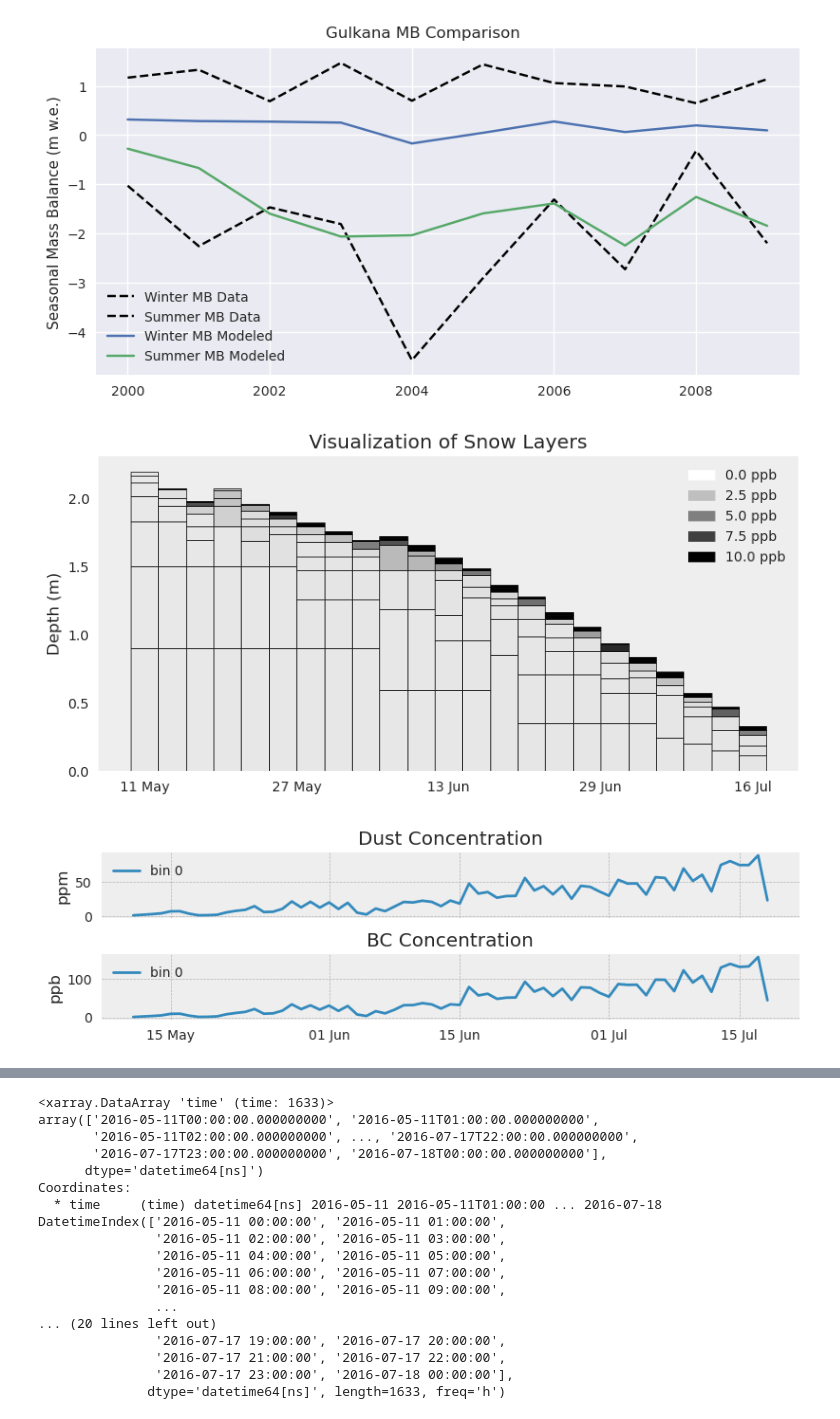
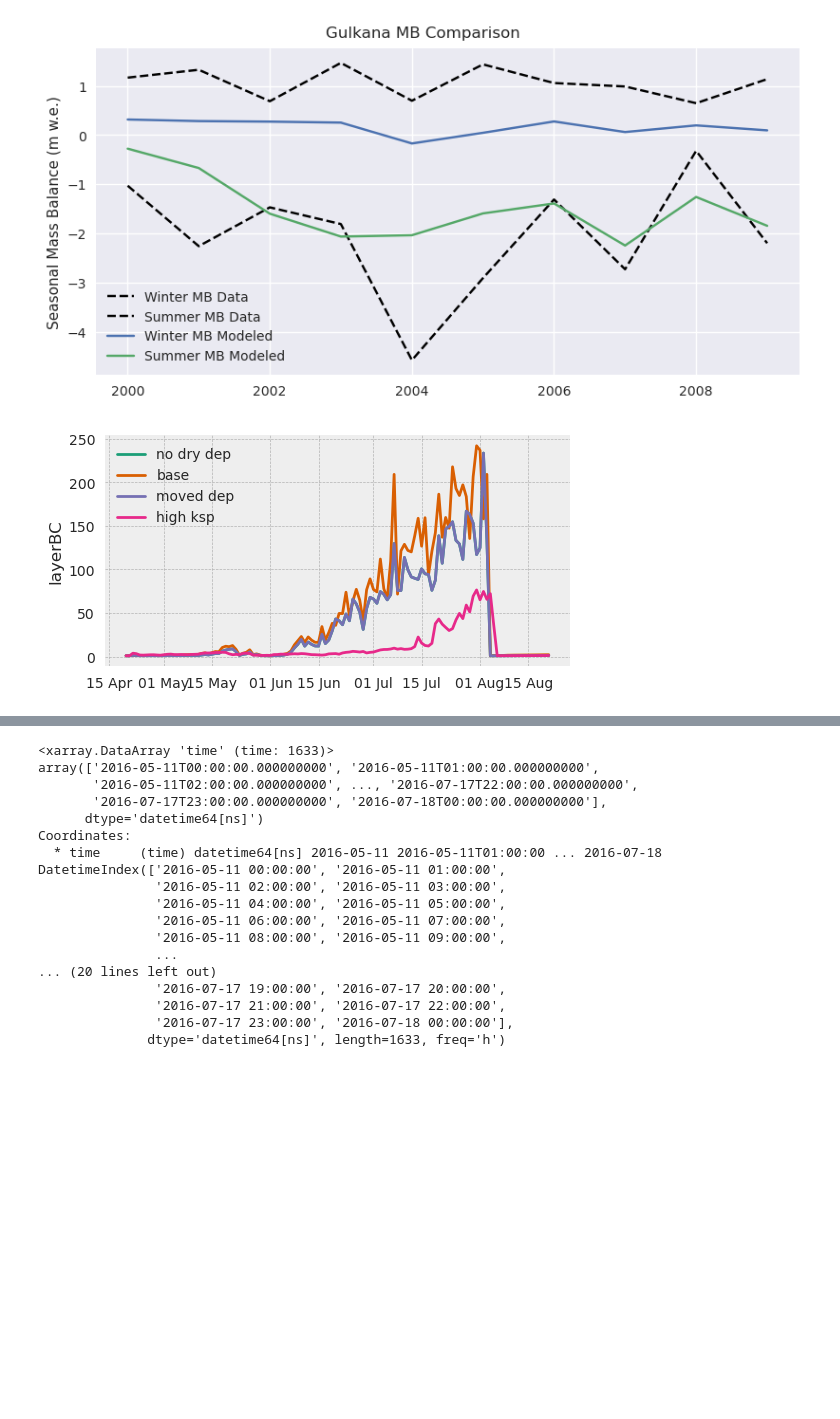
Before and after one commit to drounce/PyGEM, a Jupyter notebook: pygem_eb/processing/ebplotting.ipynb, the cells around one changed output, grey strips where cells are left out. Cells and saved outputs as stored; diff of their text form; code cells hidden in the pictures; blank space fills up the shorter version.

```diff
--- a/pygem_eb/processing/ebplotting.ipynb
+++ b/pygem_eb/processing/ebplotting.ipynb
@@ -95,18 +92,18 @@ plt.show()
 # %%
 # Load in the data and get the dates available for the model run
 # base_fn = '~/research/Output/EB/Gulkana_2024_02_08_0.nc' # good base run
-base_fn = '~/research/Output/EB/Gulkana_2024_02_28_BASE.nc'
-output_fn = '~/research/Output/EB/Mendenhall_2024_02_28_0.nc'
+base_fn = '~/research/Output/EB/Gulkana_2024_03_04_base.nc'
+output_fn = '~/research/Output/EB/Gulkana_2024_03_04_nodrydep.nc'
 ds_base,_,_ = getds(base_fn)
 ds,startdate,enddate= getds(output_fn)
 bin = 0
-stake_df = pd.read_csv('~/research/MB_data/Stakes/gulkanaAB23_GNSSIR.csv') # _GNSSIR
+stake_df = pd.read_csv('~/research/MB_data/Stakes/gulkanaAB23.csv') # _GNSSIR
 stake_df = stake_df.set_index(pd.to_datetime(stake_df['Date']))
 temp_df = pd.read_csv('~/research/MB_data/Gulkana/field_data/iButton_2023_all.csv')
 AWS_df = pd.read_csv('~/research/climate_data/AWS/Preprocessed/gulkanaD/gulkana_merra2.csv')
-# %%
-visualize_layers(ds,0,pd.date_range(startdate,enddate,freq='3d'),'layerBC')
-plot_single_layer(ds,0,['layerdust','layerBC'],[startdate,enddate],res='d')
-# %% [output]
-[figure, removed]
-[figure, removed]
+# %%
+ds_wash,_,_ = getds('~/research/Output/EB/Gulkana_2024_03_04_nodrydep.nc')
+# %%
+compare_runs([ds,ds_base,ds_wash,dsn],[startdate,enddate],['no dry dep','base','moved dep','high ksp'],'layerBC')
+# %% [output]
+[figure, added]
```
Also changed, not shown: parts of 2 cells of this notebook, 5 other files.
